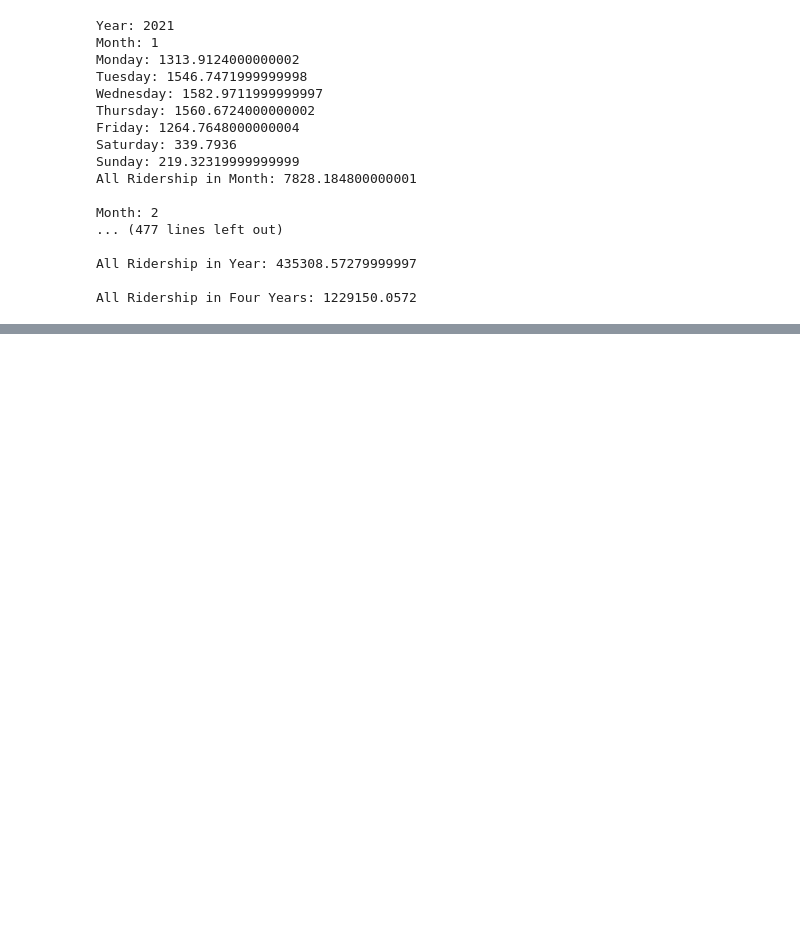
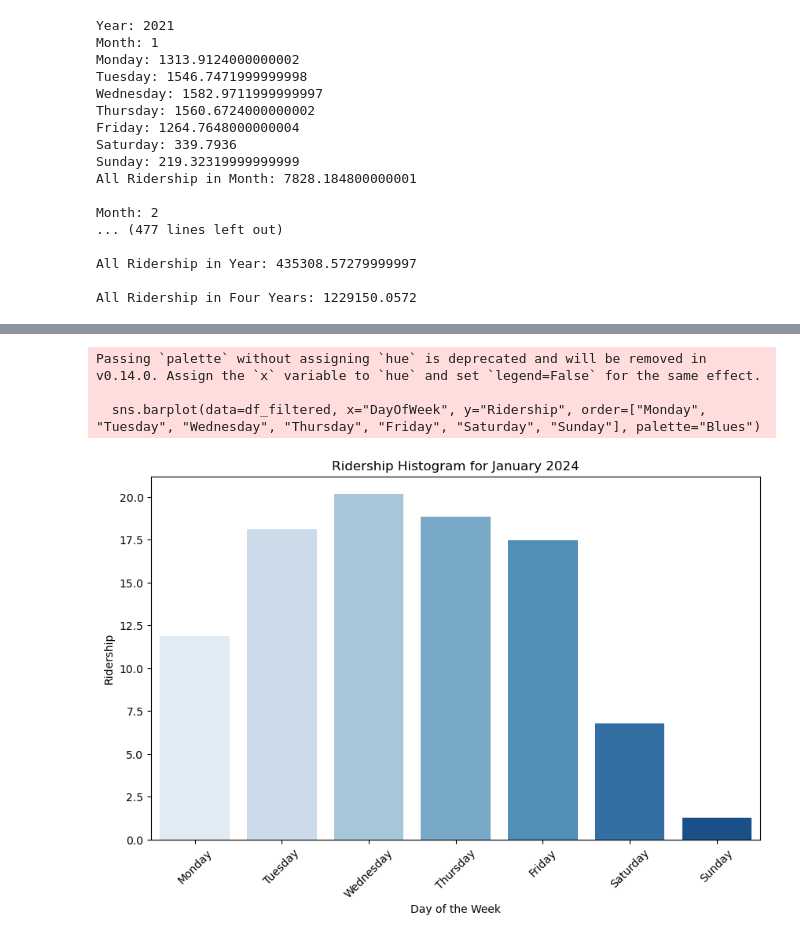
Before and after one commit to ericguan04/train_data, a Jupyter notebook: origin_data_sample_4.ipynb, the cells around one changed output, grey strips where cells are left out. Cells and saved outputs as stored; diff of their text form; code cells hidden in the pictures; blank space fills up the shorter version.

Commit message:
Create function to create new df and visualize ridership

```diff
--- a/origin_data_sample_4.ipynb
+++ b/origin_data_sample_4.ipynb
@@ -391,0 +488,3 @@ average_ridership_info(135, medgar_total, "medgar_135.txt")
+# %%
+hunter_total_aggregated = average_ridership_df(station_id=135, dataset=hunter_total)
+hunter_total_aggregated.head(18)
@@ -391,0 +509,27 @@ average_ridership_info(135, medgar_total, "medgar_135.txt")
+# %%
+import matplotlib.pyplot as plt
+import seaborn as sns
+
+def plot_weekday_histogram(df, year, month):
+    df_filtered = df[(df["Year"] == year) & (df["Month"] == month) & (df["DayOfWeek"] != "Total")]
+
+    # Set plot style
+    plt.figure(figsize=(10, 6))
+    sns.barplot(data=df_filtered, x="DayOfWeek", y="Ridership", order=["Monday", "Tuesday", "Wednesday", "Thursday", "Friday", "Saturday", "Sunday"], palette="Blues")
+
+    # Labels and title
+    plt.xlabel("Day of the Week")
+    plt.ylabel("Ridership")
+    plt.title(f"Ridership Histogram for January {year}")
+    plt.xticks(rotation=45)
+
+    # Show plot
+    plt.show()
+
+# Call function with your DataFrame
+plot_weekday_histogram(hunter_total_aggregated, year=2024, month=1)
+# %% [output]
+Passing `palette` without assigning `hue` is deprecated and will be removed in v0.14.0. Assign the `x` variable to `hue` and set `legend=False` for the same effect.
+
+  sns.barplot(data=df_filtered, x="DayOfWeek", y="Ridership", order=["Monday", "Tuesday", "Wednesday", "Thursday", "Friday", "Saturday", "Sunday"], palette="Blues")
+[figure, added]
```
Also changed, not shown: parts of 10 cells of this notebook.
